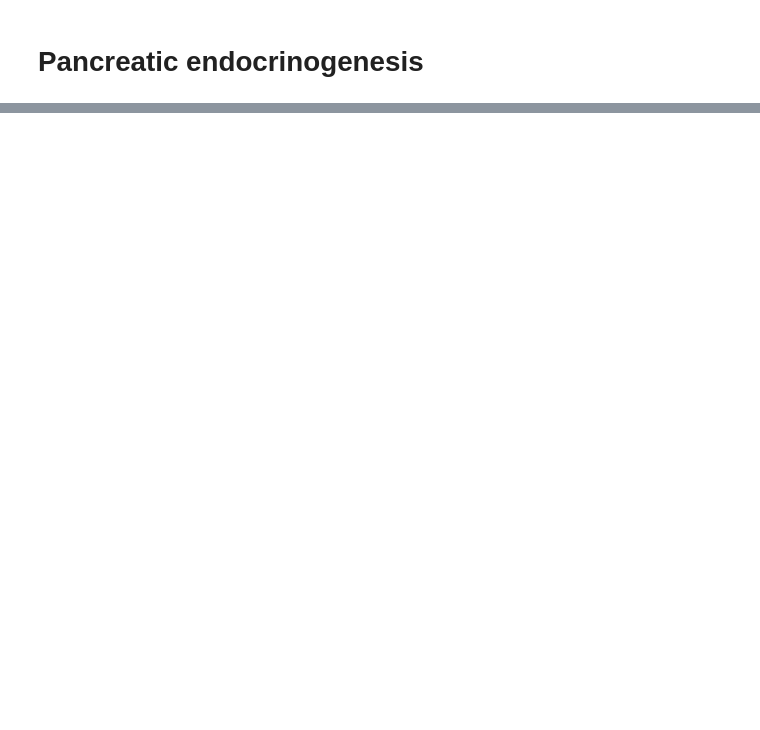
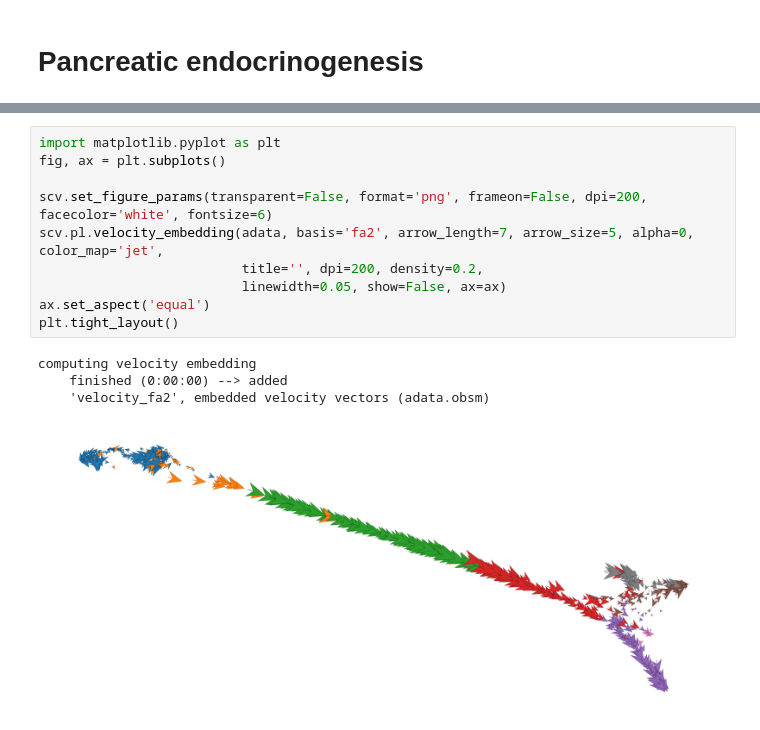
Before and after one commit to TabakaLab/ocelli, a Jupyter notebook: docs/source/notebooks/pancreas.ipynb, the cells around one changed output, grey strips where cells are left out. Drawn from its saved outputs; the diff is of its cells as text; blank space fills up the shorter version.

```diff
--- a/docs/source/notebooks/pancreas.ipynb
+++ b/docs/source/notebooks/pancreas.ipynb
@@ -146,0 +285,15 @@ oci.pl.scatter(x, x_key='x_fa2', color_key='clusters', static=True, marker_size=
+# %%
+import matplotlib.pyplot as plt
+fig, ax = plt.subplots()
+
+scv.set_figure_params(transparent=False, format='png', frameon=False, dpi=200, facecolor='white', fontsize=6)
+scv.pl.velocity_embedding(adata, basis='fa2', arrow_length=7, arrow_size=5, alpha=0, color_map='jet',
+                          title='', dpi=200, density=0.2,
+                          linewidth=0.05, show=False, ax=ax)
+ax.set_aspect('equal')
+plt.tight_layout()
+# %% [output]
+computing velocity embedding
+    finished (0:00:00) --> added
+    'velocity_fa2', embedded velocity vectors (adata.obsm)
+[figure, added]
```
Also changed, not shown: parts of 37 cells of this notebook, 7 other files.
